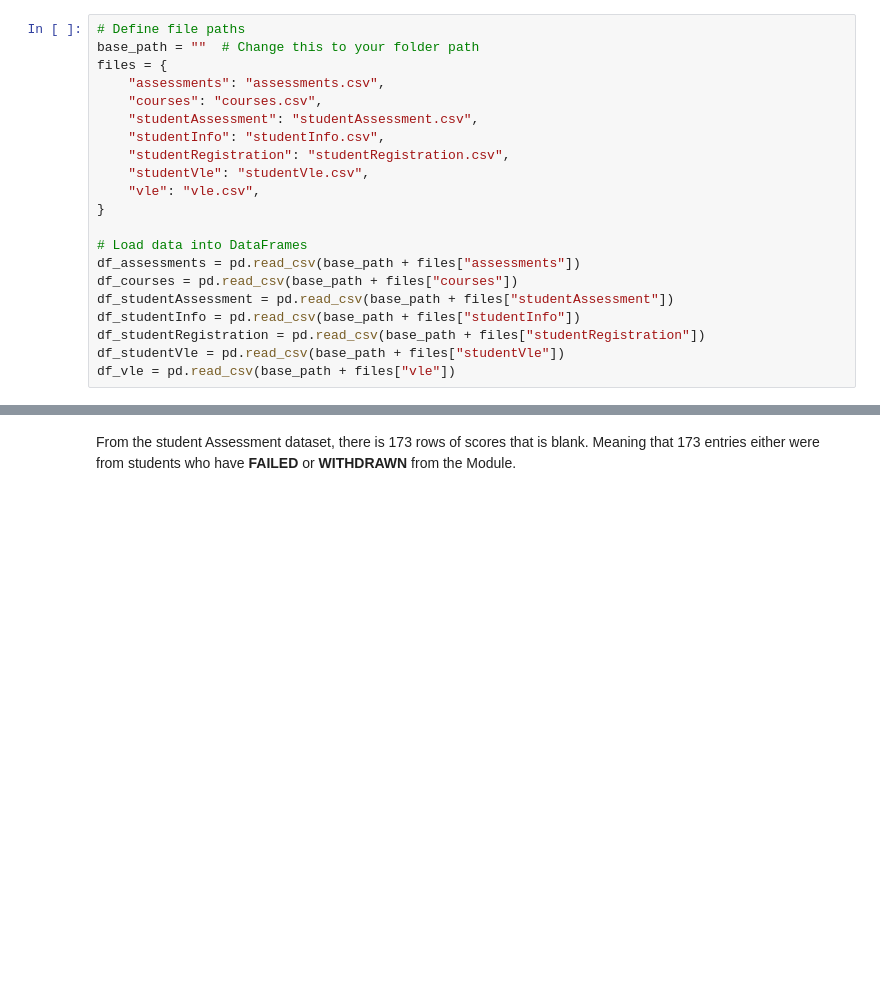
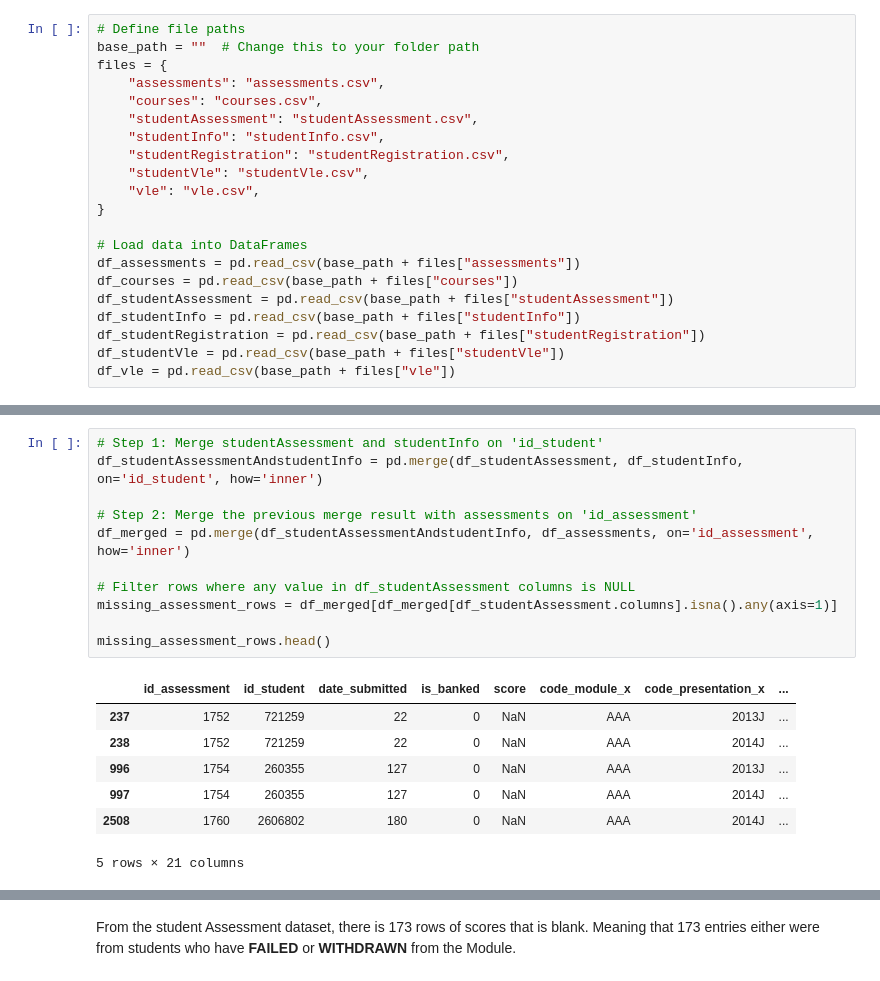
Before and after one commit to buppanasu/Student-Grade-Predictor, a Jupyter notebook: 1)DataProcessing_Analysis_FeatureExtraction/EDA.ipynb, the cells around one changed output, grey strips where cells are left out. Cells and saved outputs as stored; diff of their text form; blank space fills up the shorter version.

```diff
--- a/1)DataProcessing_Analysis_FeatureExtraction/EDA.ipynb
+++ b/1)DataProcessing_Analysis_FeatureExtraction/EDA.ipynb
@@ -173,0 +238,19 @@ dtype: int64
+# %%
+# Step 1: Merge studentAssessment and studentInfo on 'id_student'
+df_studentAssessmentAndstudentInfo = pd.merge(df_studentAssessment, df_studentInfo, on='id_student', how='inner')
+
+# Step 2: Merge the previous merge result with assessments on 'id_assessment'
+df_merged = pd.merge(df_studentAssessmentAndstudentInfo, df_assessments, on='id_assessment', how='inner')
+
+# Filter rows where any value in df_studentAssessment columns is NULL
+missing_assessment_rows = df_merged[df_merged[df_studentAssessment.columns].isna().any(axis=1)]
+
+missing_assessment_rows.head()
+# %% [output]
+|  | id_assessment | id_student | date_submitted | is_banked | score | code_module_x | code_presentation_x | ... |
+| 237 | 1752 | 721259 | 22 | 0 | NaN | AAA | 2013J | ... |
+| 238 | 1752 | 721259 | 22 | 0 | NaN | AAA | 2014J | ... |
+| 996 | 1754 | 260355 | 127 | 0 | NaN | AAA | 2013J | ... |
+| 997 | 1754 | 260355 | 127 | 0 | NaN | AAA | 2014J | ... |
+| 2508 | 1760 | 2606802 | 180 | 0 | NaN | AAA | 2014J | ... |
+5 rows × 21 columns
```
Also changed, not shown: parts of 21 cells of this notebook, 1 other file.
